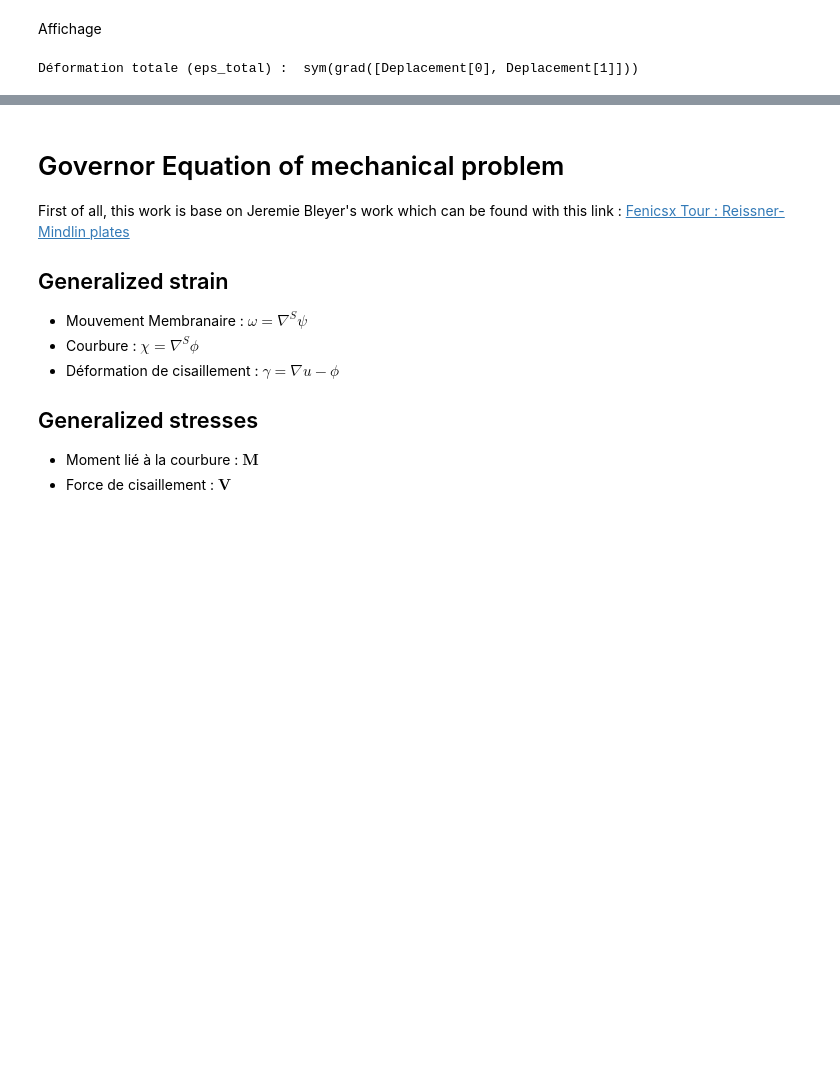
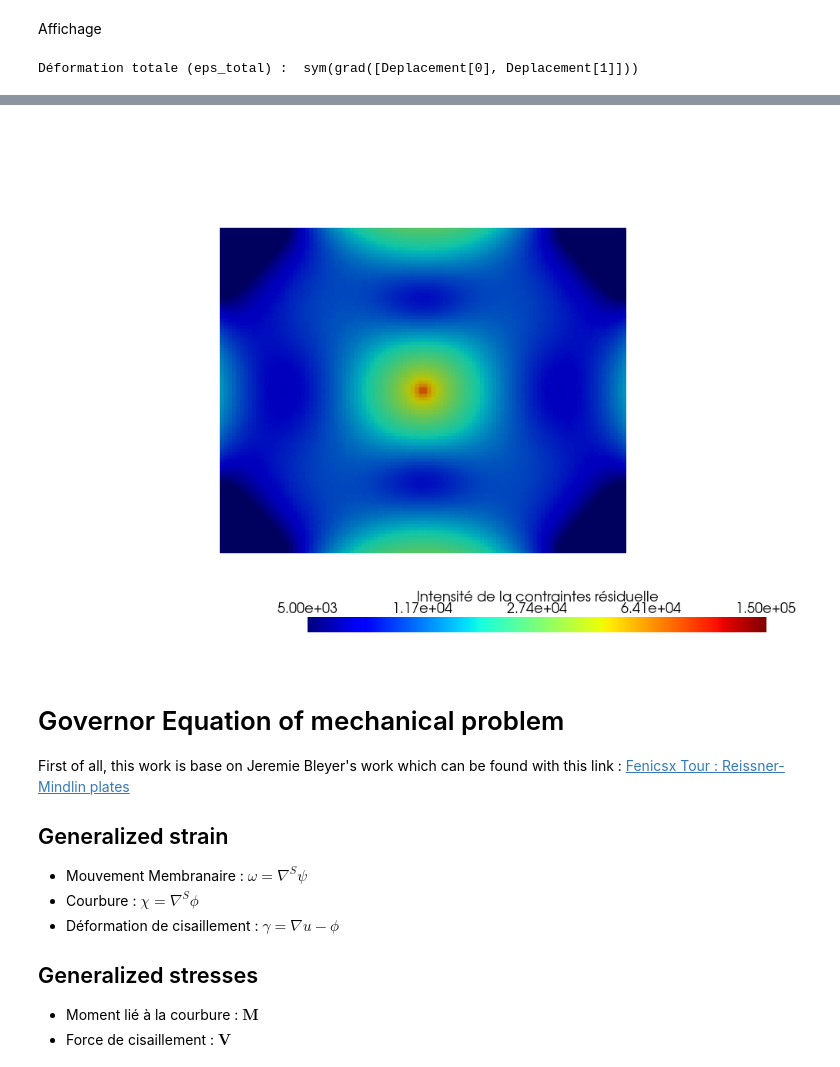
Before and after one commit to Oxineo/Modal-Analysis-Reissner-Mindlin-Plate, a Jupyter notebook: modal_analysis_plate_Reisnert_Mindlin_Thermo_elastic_stress.ipynb, the cells around one changed output, grey strips where cells are left out. Cells and saved outputs as stored; diff of their text form; code cells hidden in the pictures; blank space fills up the shorter version.

```diff
--- a/modal_analysis_plate_Reisnert_Mindlin_Thermo_elastic_stress.ipynb
+++ b/modal_analysis_plate_Reisnert_Mindlin_Thermo_elastic_stress.ipynb
@@ -265,7 +266,7 @@ import numpy as np
 from dolfinx import plot, fem
 import ufl
 
-pyvista.set_jupyter_backend('trame')
+pyvista.set_jupyter_backend('static')
 
 # --- 1. Calcul de la déformation MÉCANIQUE pure (Strain) ---
 # On extrait le mouvement planaire (psi)
@@ -340,11 +341,12 @@ plotter.set_background("white")
 plotter.add_mesh(
     grid,
     scalars="Mechanical_Strain",
-    cmap="jet",      # "jet" ou "inferno" rendent très bien pour les contraintes
-    show_edges=True,
+    cmap="jet",
+    show_edges=False,
     edge_color="gray",
     scalar_bar_args={"title": "Intensité de la contraintes résiduelle", "color": "black"}, # Ajoute la barre de légende
-    log_scale=0
+    log_scale=1 ,
+    clim=[5000 , 150000]
 )
 
 plotter.view_xy()
@@ -355,3 +356,4 @@ Widget(value='<iframe src="http://localhost:38109/index.html?ui=P_0x780a44435310
+[figure, added]
 # %% [markdown]
 Governor Equation of mechanical problem
 ===============
```
Also changed, not shown: parts of 8 cells of this notebook, 9 other files.
